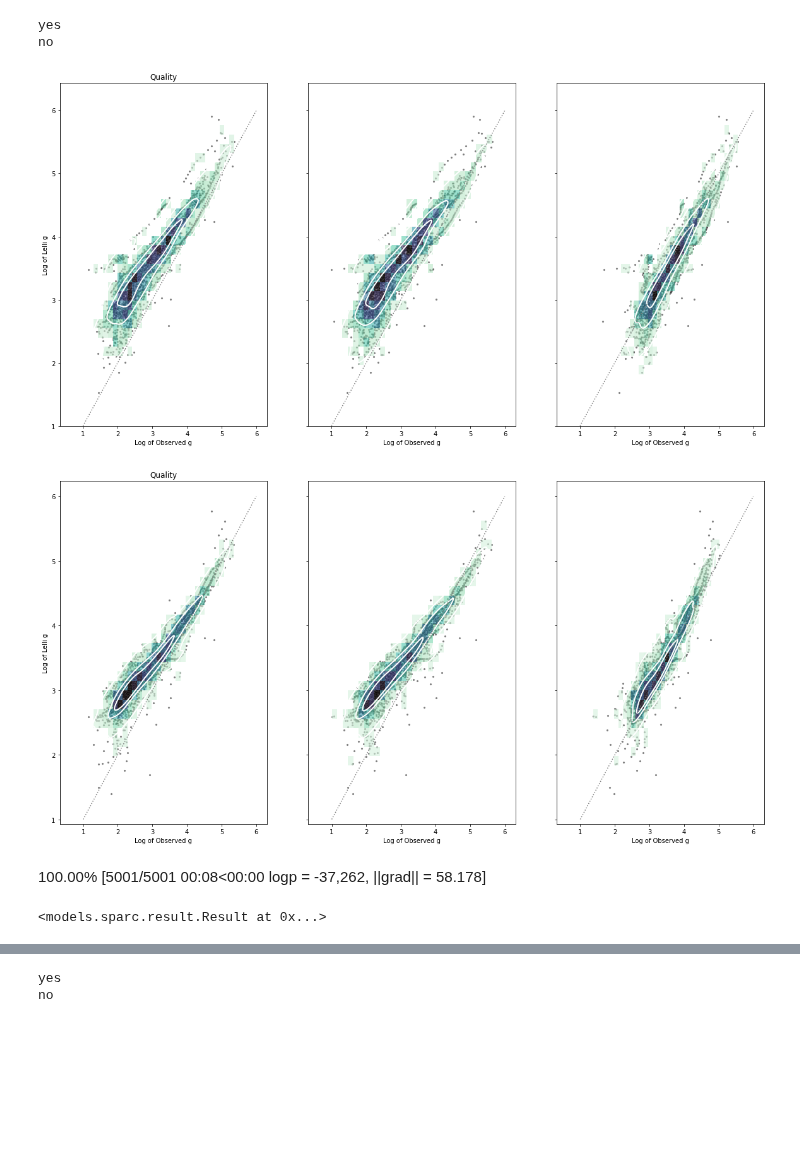
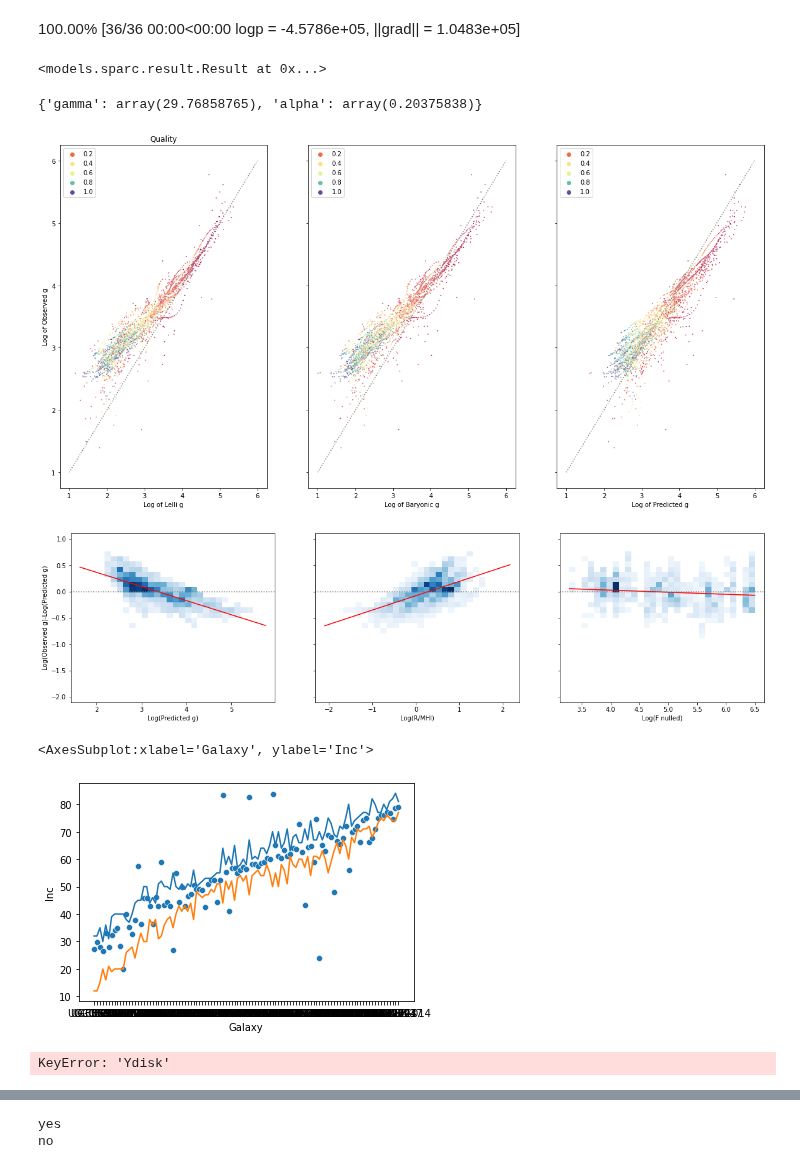
Before and after one commit to timjdavey/galactus, a Jupyter notebook: notebooks/MCMC galaxy.ipynb, the cells around one changed output, grey strips where cells are left out. Cells and saved outputs as stored; diff of their text form; code cells hidden in the pictures; blank space fills up the shorter version.

```diff
--- a/notebooks/MCMC galaxy.ipynb
+++ b/notebooks/MCMC galaxy.ipynb
@@ -10,0 +10,2 @@ default = Result()
+# %%
+strings = {'Quality': 'Q<3 & Inc<80 & Inc>20'}
@@ -37,9 +15,0 @@ no
-# %%
-for mode, res in results.items():
-    print(mode)
-    res.plot_rar(kind=1, query_key=DATASET)
-# %% [output]
-yes
-no
-[figure, removed]
-[figure, removed]
@@ -46,5 +18,15 @@ no
 # %%
-aa.Result(fast=True)
+aa.Result(fast=True, queries_strs=strings, null_type=2)
 # %% [output]
-100.00% [5001/5001 00:08<00:00 logp = -37,262, ||grad|| = 58.178]
+100.00% [36/36 00:00<00:00 logp = -4.5786e+05, ||grad|| = 1.0483e+05]
 <models.sparc.result.Result at 0x...>
+# %%
+aa.result.plot_rar(kind=0)
+aa.uni
+# %% [output]
+{'gamma': array(29.76858765), 'alpha': array(0.20375838)}
+[figure, added]
+# %%
+aa.result.plot_residuals()
+# %% [output]
+[figure, added]
@@ -50,0 +39,12 @@ aa.Result(fast=True)
+# %%
+import seaborn as sns
+sns.scatterplot(x=joined['Galaxy'], y=joined['Inc'])
+sns.lineplot(x=joined['Galaxy'], y=joined['Inc_sparc']+joined['e_Inc'])
+sns.lineplot(x=joined['Galaxy'], y=joined['Inc_sparc']-joined['e_Inc'])
+# %% [output]
+<AxesSubplot:xlabel='Galaxy', ylabel='Inc'>
+[figure, added]
+# %%
+sns.histplot(aa.adjs['Ydisk'])
+# %% [output]
+KeyError: 'Ydisk'
```
Also changed, not shown: parts of 12 cells of this notebook, 8 other files.
